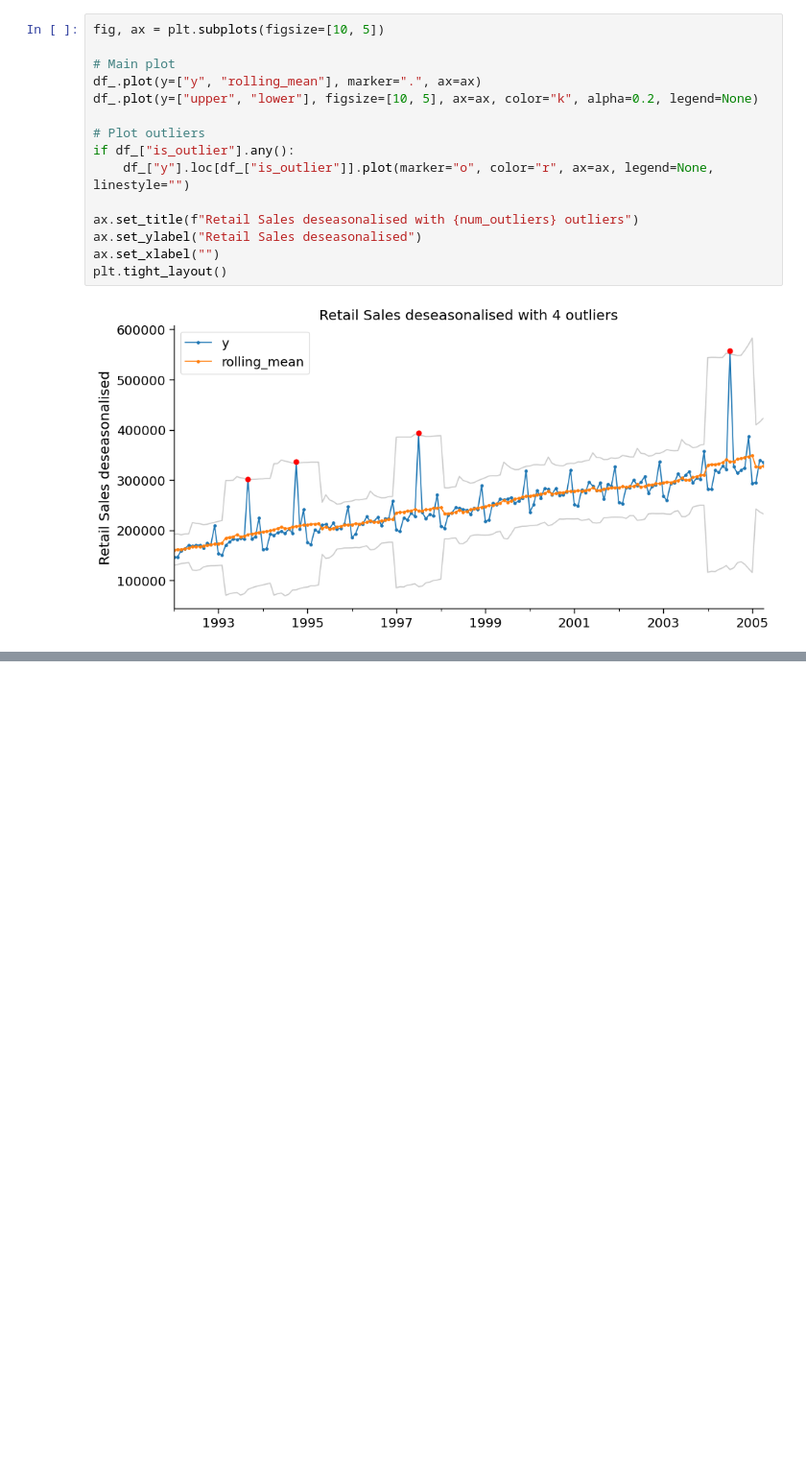
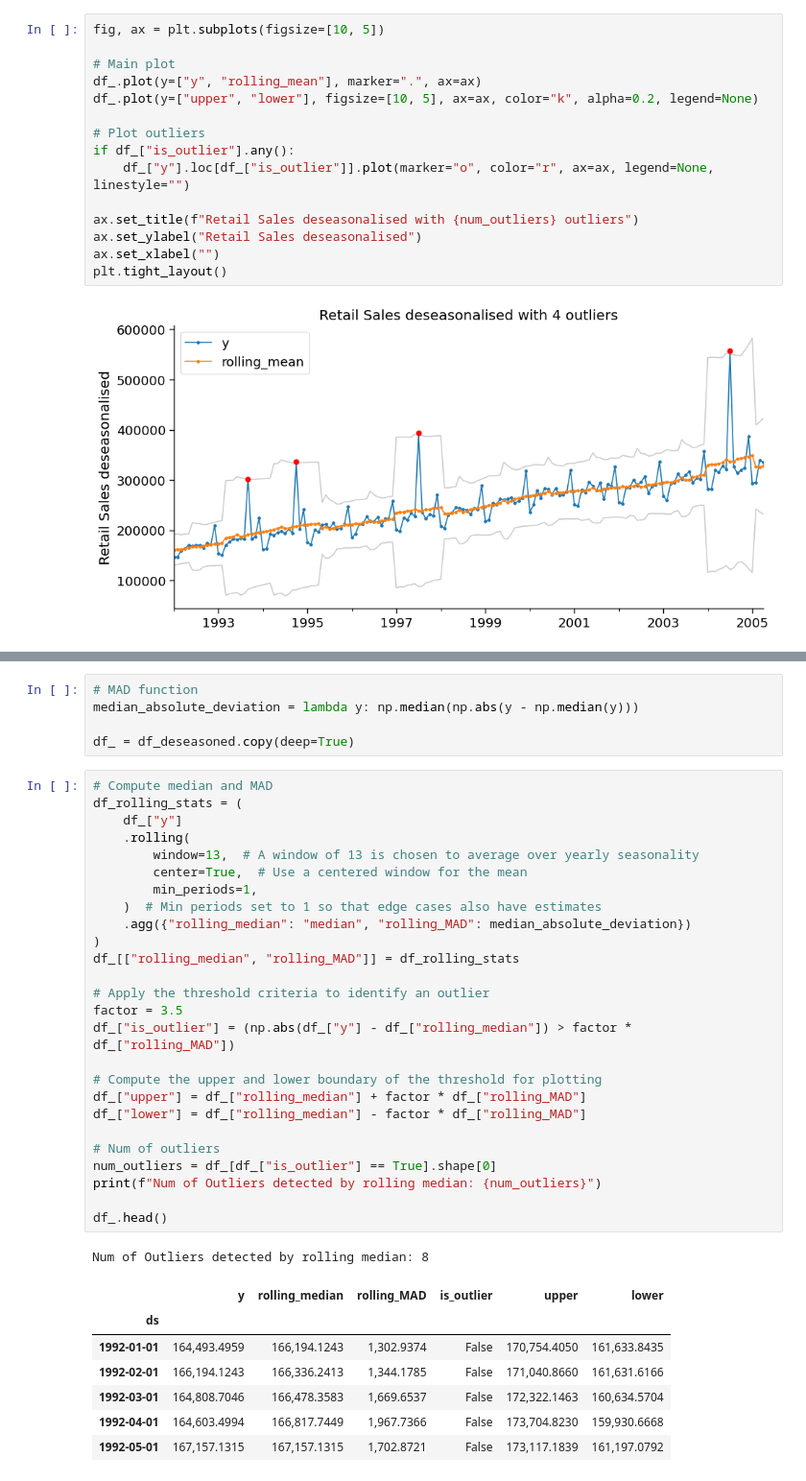
Before and after one commit to razielar/feature_engineering_ts_forecasting, a Jupyter notebook: 05_outliers/01_detect_outliers_rolling_statistics.ipynb, the cells around one changed output, grey strips where cells are left out. Shown at 96% size. Saved outputs shown, nothing was run; the diff lists cells and outputs as text; blank space fills up the shorter version.

```diff
--- a/05_outliers/01_detect_outliers_rolling_statistics.ipynb
+++ b/05_outliers/01_detect_outliers_rolling_statistics.ipynb
@@ -143,0 +161,40 @@ plt.tight_layout()
+# %%
+# MAD function
+median_absolute_deviation = lambda y: np.median(np.abs(y - np.median(y)))
+
+df_ = df_deseasoned.copy(deep=True)
+# %%
+# Compute median and MAD
+df_rolling_stats = (
+    df_["y"]
+    .rolling(
+        window=13,  # A window of 13 is chosen to average over yearly seasonality
+        center=True,  # Use a centered window for the mean
+        min_periods=1,
+    )  # Min periods set to 1 so that edge cases also have estimates
+    .agg({"rolling_median": "median", "rolling_MAD": median_absolute_deviation})
+)
+df_[["rolling_median", "rolling_MAD"]] = df_rolling_stats
+
+# Apply the threshold criteria to identify an outlier
+factor = 3.5
+df_["is_outlier"] = (np.abs(df_["y"] - df_["rolling_median"]) > factor * df_["rolling_MAD"])
+
+# Compute the upper and lower boundary of the threshold for plotting
+df_["upper"] = df_["rolling_median"] + factor * df_["rolling_MAD"]
+df_["lower"] = df_["rolling_median"] - factor * df_["rolling_MAD"]
+
+# Num of outliers
+num_outliers = df_[df_["is_outlier"] == True].shape[0]
+print(f"Num of Outliers detected by rolling median: {num_outliers}")
+
+df_.head()
+# %% [output]
+Num of Outliers detected by rolling median: 8
+|  | y | rolling_median | rolling_MAD | is_outlier | upper | lower |
+| ds |  |  |  |  |  |  |
+| 1992-01-01 | 164,493.4959 | 166,194.1243 | 1,302.9374 | False | 170,754.4050 | 161,633.8435 |
+| 1992-02-01 | 166,194.1243 | 166,336.2413 | 1,344.1785 | False | 171,040.8660 | 161,631.6166 |
+| 1992-03-01 | 164,808.7046 | 166,478.3583 | 1,669.6537 | False | 172,322.1463 | 160,634.5704 |
+| 1992-04-01 | 164,603.4994 | 166,817.7449 | 1,967.7366 | False | 173,704.8230 | 159,930.6668 |
+| 1992-05-01 | 167,157.1315 | 167,157.1315 | 1,702.8721 | False | 173,117.1839 | 161,197.0792 |
```
Also changed, not shown: parts of 8 cells of this notebook.
